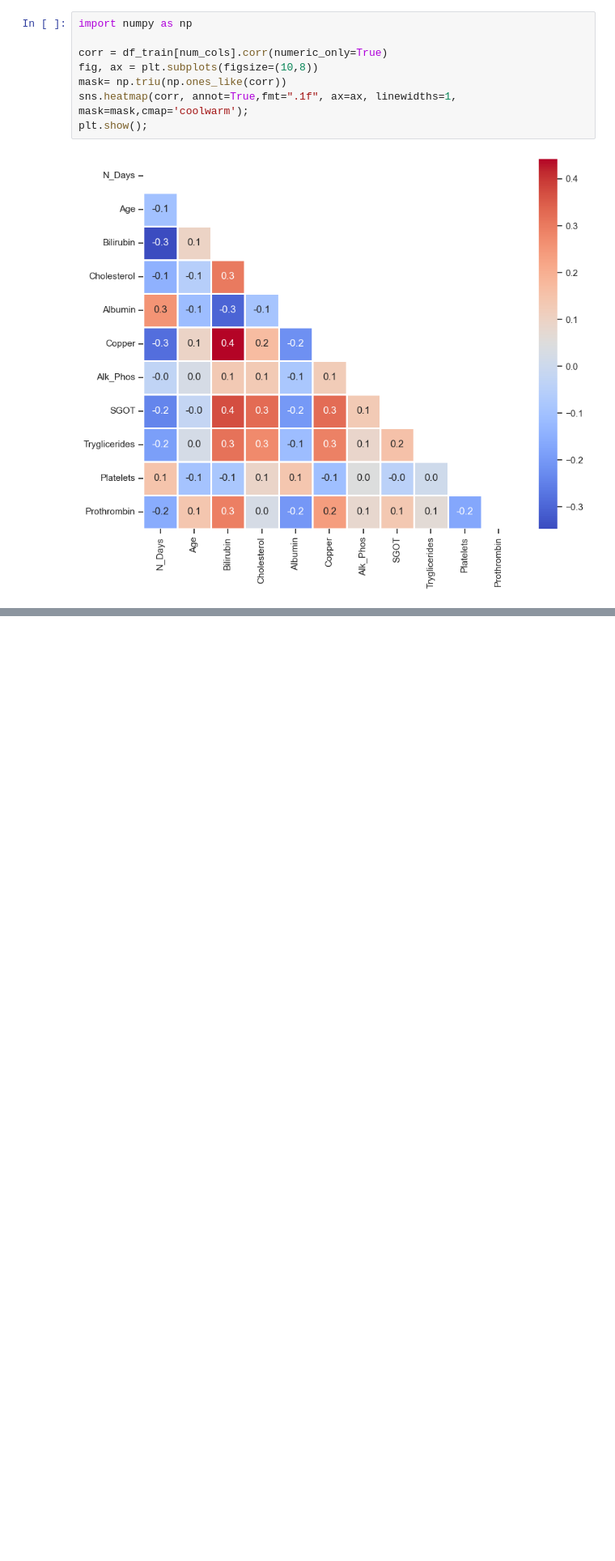
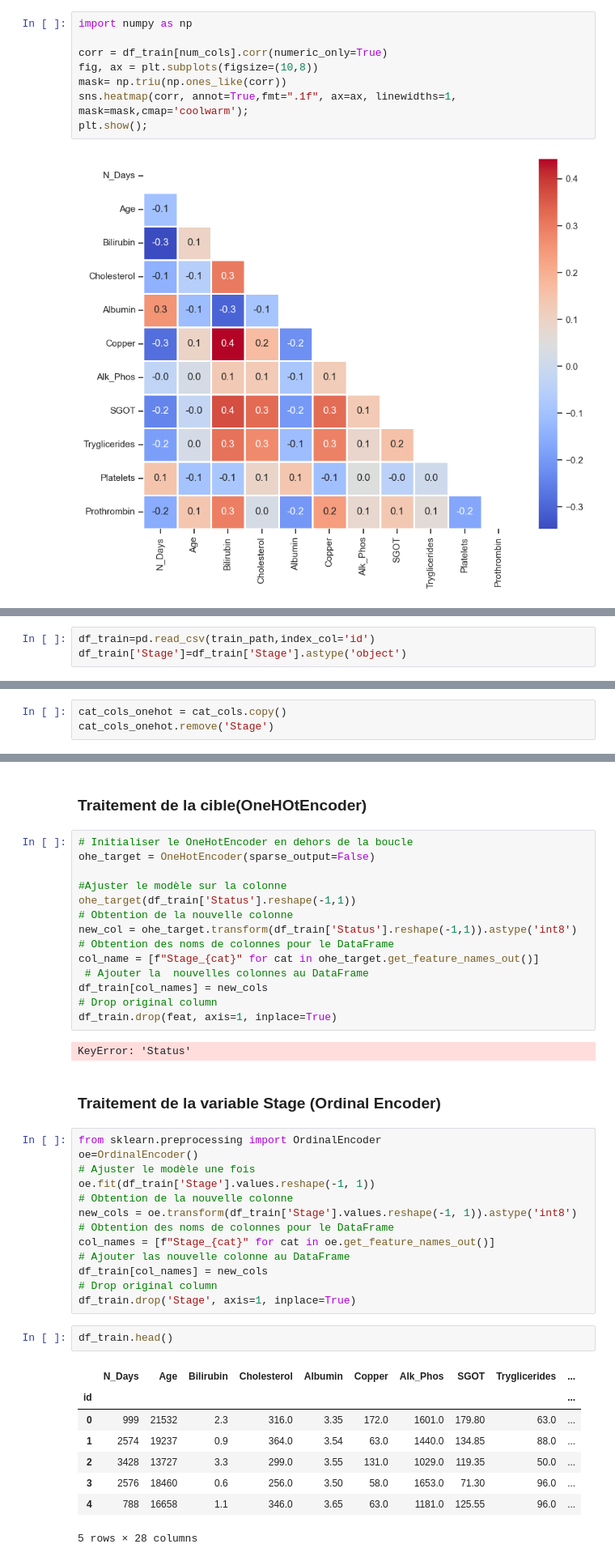
Before and after one commit to Belette73/Prediction-of-Cirrhosis-Outcomes, a Jupyter notebook: fred/Data Exploration2.ipynb, the cells around one changed output, grey strips where cells are left out. Shown at 81% size. Cells and saved outputs as stored; diff of their text form; blank space fills up the shorter version.

```diff
--- a/fred/Data Exploration2.ipynb
+++ b/fred/Data Exploration2.ipynb
@@ -298,0 +380,3 @@ plt.show();
+# %%
+df_train=pd.read_csv(train_path,index_col='id')
+df_train['Stage']=df_train['Stage'].astype('object')
@@ -298,0 +393,3 @@ plt.show();
+# %%
+cat_cols_onehot = cat_cols.copy()
+cat_cols_onehot.remove('Stage')
@@ -298,0 +413,44 @@ plt.show();
+# %% [markdown]
+### Traitement de la cible(OneHOtEncoder)
+# %%
+# Initialiser le OneHotEncoder en dehors de la boucle
+ohe_target = OneHotEncoder(sparse_output=False)
+
+#Ajuster le modèle sur la colonne
+ohe_target(df_train['Status'].reshape(-1,1))
+# Obtention de la nouvelle colonne
+new_col = ohe_target.transform(df_train['Status'].reshape(-1,1)).astype('int8')
+# Obtention des noms de colonnes pour le DataFrame
+col_name = [f"Stage_{cat}" for cat in ohe_target.get_feature_names_out()]
+ # Ajouter la  nouvelles colonnes au DataFrame
+df_train[col_names] = new_cols
+# Drop original column
+df_train.drop(feat, axis=1, inplace=True)
+# %% [output]
+KeyError: 'Status'
+# %% [markdown]
+### Traitement de la variable Stage (Ordinal Encoder)
+# %%
+from sklearn.preprocessing import OrdinalEncoder
+oe=OrdinalEncoder()
+# Ajuster le modèle une fois
+oe.fit(df_train['Stage'].values.reshape(-1, 1))
+# Obtention de la nouvelle colonne
+new_cols = oe.transform(df_train['Stage'].values.reshape(-1, 1)).astype('int8')
+# Obtention des noms de colonnes pour le DataFrame
+col_names = [f"Stage_{cat}" for cat in oe.get_feature_names_out()]
+# Ajouter las nouvelle colonne au DataFrame
+df_train[col_names] = new_cols
+# Drop original column
+df_train.drop('Stage', axis=1, inplace=True)
+# %%
+df_train.head()
+# %% [output]
+|  | N_Days | Age | Bilirubin | Cholesterol | Albumin | Copper | Alk_Phos | SGOT | Tryglicerides | ... |
+| id |  |  |  |  |  |  |  |  |  | ... |
+| 0 | 999 | 21532 | 2.3 | 316.0 | 3.35 | 172.0 | 1601.0 | 179.80 | 63.0 | ... |
+| 1 | 2574 | 19237 | 0.9 | 364.0 | 3.54 | 63.0 | 1440.0 | 134.85 | 88.0 | ... |
+| 2 | 3428 | 13727 | 3.3 | 299.0 | 3.55 | 131.0 | 1029.0 | 119.35 | 50.0 | ... |
+| 3 | 2576 | 18460 | 0.6 | 256.0 | 3.50 | 58.0 | 1653.0 | 71.30 | 96.0 | ... |
+| 4 | 788 | 16658 | 1.1 | 346.0 | 3.65 | 63.0 | 1181.0 | 125.55 | 96.0 | ... |
+5 rows × 28 columns
```
Also changed, not shown: parts of 23 cells of this notebook, 7 other files.
